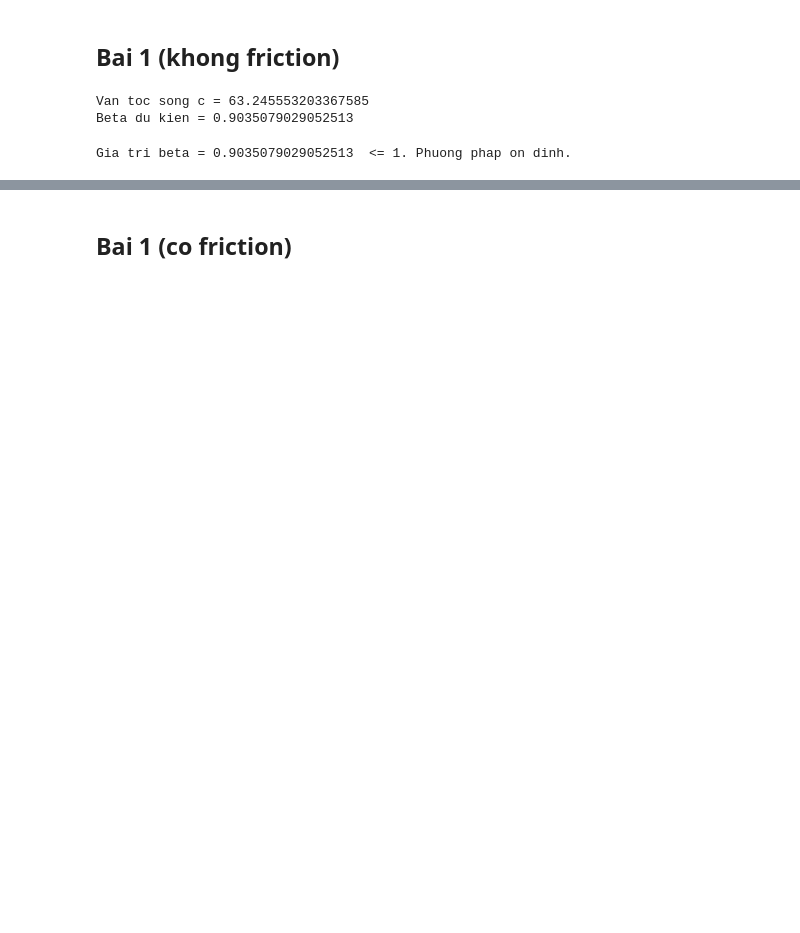
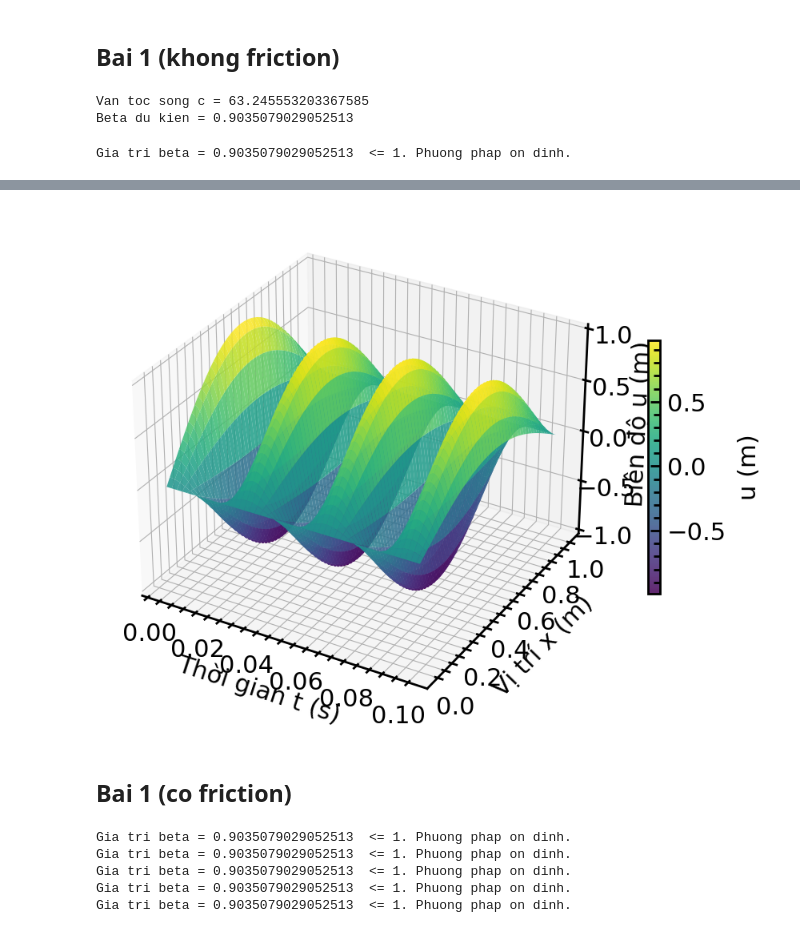
Before and after one commit to nguyentrangiabao05/Personal-Computational-Physics, a Jupyter notebook: BTVN/BTVN8/BTVN8.ipynb, the cells around one changed output, grey strips where cells are left out. Saved outputs shown, nothing was run; the diff lists cells and outputs as text; code cells hidden in the pictures; blank space fills up the shorter version.

```diff
--- a/BTVN/BTVN8/BTVN8.ipynb
+++ b/BTVN/BTVN8/BTVN8.ipynb
@@ -101,2 +145,16 @@ Gia tri beta = 0.9035079029052513  <= 1. Phuong phap on dinh.
+# %%
+t_sin, x_sin, u_sin = np.loadtxt("ketqua_bai1_hamsin_beta_0.90.txt", comments='#', unpack=True, usecols=(2, 3, 4))
+# %%
+fig, ax1 = plt.subplots(1, 1, subplot_kw={'projection': '3d'}, figsize=(10, 7))
+
+surf1 = ve_3d(t_sin, x_sin, u_sin, beta=0.90, ax=ax1)
+
+fig.colorbar(surf1, ax=ax1, shrink=0.5, label='u (m)')
+
+plt.tight_layout()
+plt.savefig("wave_3d_sin.pdf")
+plt.show()
+# %% [output]
+[figure, added]
 # %% [markdown]
 ## Bai 1 (co friction)
@@ -102,0 +179,11 @@ Gia tri beta = 0.9035079029052513  <= 1. Phuong phap on dinh.
+# %%
+kappa = [0.01, 1, 2, 5, 10]
+
+for k in kappa:
+    ham_forward_friction(c=c, k=delta_t, h=delta_x, tmax=t_max, L=L, f_x=f_x_bai1, g_x=g_x_bai1, kappa=k, rho=rho, filename=f"ketqua_bai1_co_friction_kappa_{k}")
+# %% [output]
+Gia tri beta = 0.9035079029052513  <= 1. Phuong phap on dinh.
+Gia tri beta = 0.9035079029052513  <= 1. Phuong phap on dinh.
+Gia tri beta = 0.9035079029052513  <= 1. Phuong phap on dinh.
+Gia tri beta = 0.9035079029052513  <= 1. Phuong phap on dinh.
+Gia tri beta = 0.9035079029052513  <= 1. Phuong phap on dinh.
```
Also changed, not shown: parts of 7 cells of this notebook, 11 other files.
